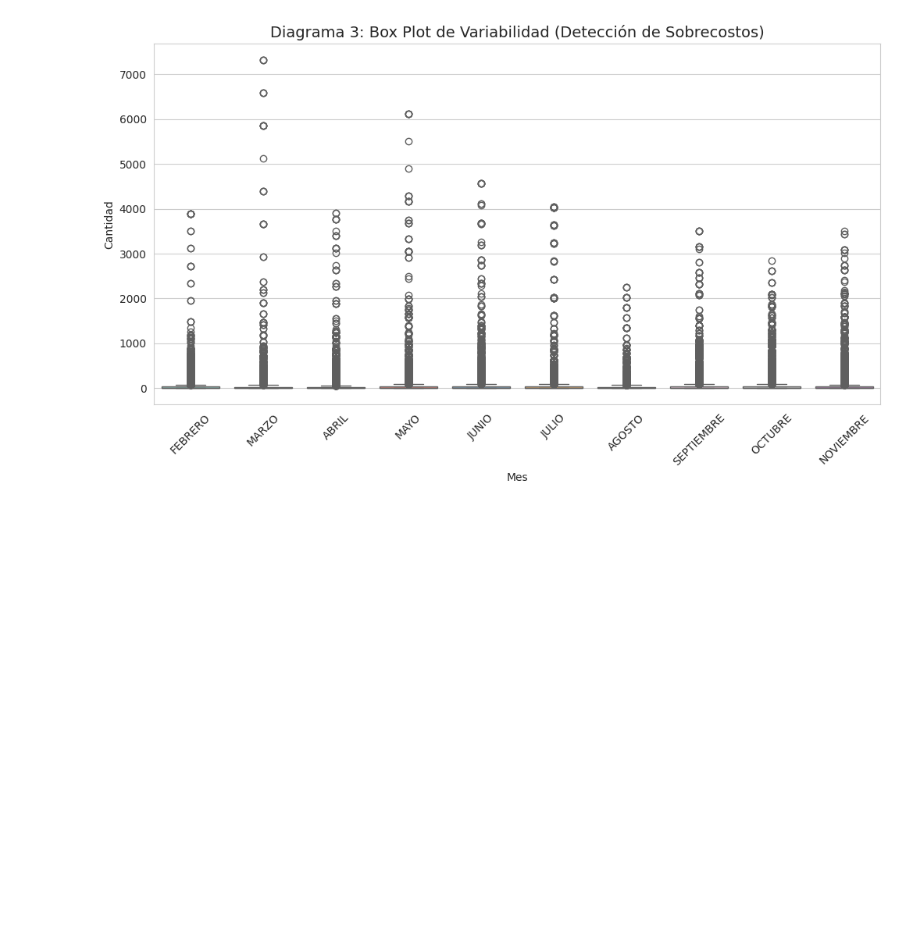
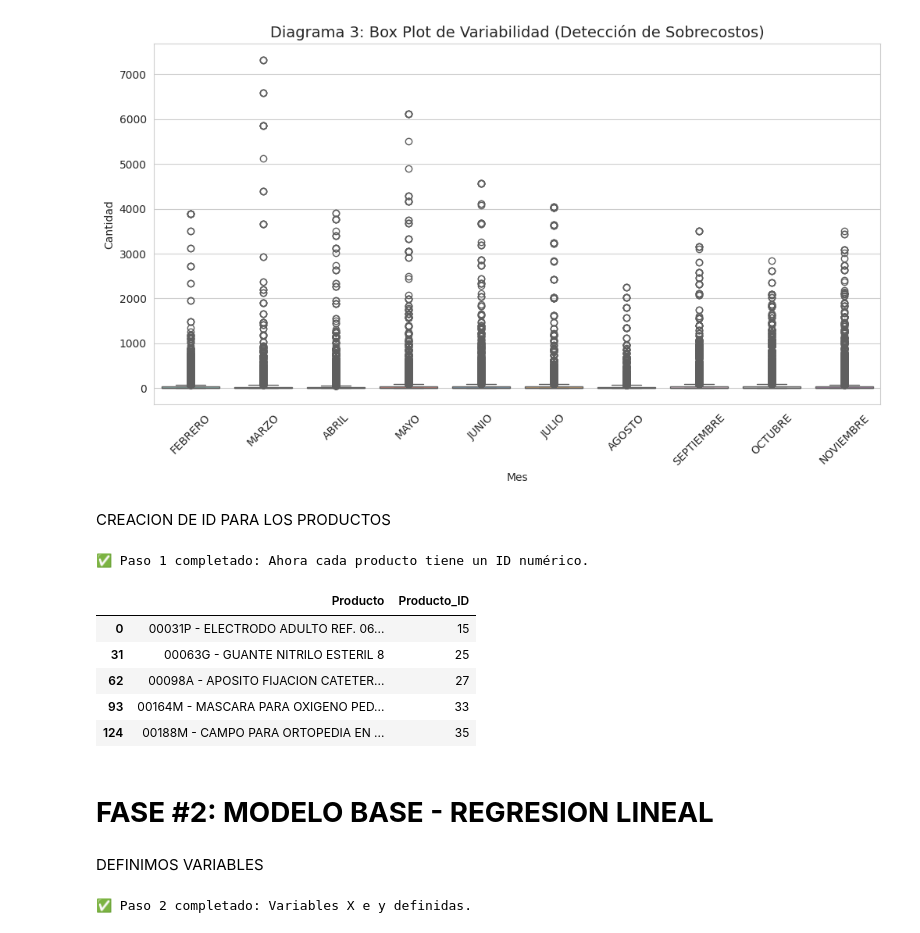
Before and after one commit to victoregomezf-maker/seminario, a Jupyter notebook: Predicción_de_demanda_insumos_medicos.ipynb, the cells around one changed output. Drawn from its saved outputs; the diff is of its cells as text; code cells hidden in the pictures; blank space fills up the shorter version.

```diff
--- a/Predicción_de_demanda_insumos_medicos.ipynb
+++ b/Predicción_de_demanda_insumos_medicos.ipynb
@@ -227,3 +250,39 @@ Passing `palette` without assigning `hue` is deprecated and will be removed in v
 
   sns.boxplot(data=df_final[df_final['Cantidad'] > 0], x='Mes', y='Cantidad', palette='Set3')
 [figure]
+# %% [markdown]
+CREACION DE ID PARA LOS PRODUCTOS
+# %%
+from sklearn.preprocessing import LabelEncoder
+
+# Creamos el codificador
+le = LabelEncoder()
+
+# Creamos la columna 'Producto_ID' basándonos en la columna 'Producto'
+df_final['Producto_ID'] = le.fit_transform(df_final['Producto'])
+
+print("✅ Paso 1 completado: Ahora cada producto tiene un ID numérico.")
+# Verificamos los primeros 5 productos y sus IDs
+df_final[['Producto', 'Producto_ID']].drop_duplicates().head(5)
+# %% [output]
+✅ Paso 1 completado: Ahora cada producto tiene un ID numérico.
+|  | Producto | Producto_ID |
+| 0 | 00031P - ELECTRODO ADULTO REF. 06... | 15 |
+| 31 | 00063G - GUANTE NITRILO ESTERIL 8 | 25 |
+| 62 | 00098A - APOSITO FIJACION CATETER... | 27 |
+| 93 | 00164M - MASCARA PARA OXIGENO PED... | 33 |
+| 124 | 00188M - CAMPO PARA ORTOPEDIA EN ... | 35 |
+# %% [markdown]
+# **FASE #2: MODELO BASE - REGRESION LINEAL**
+# %% [markdown]
+DEFINIMOS VARIABLES
+# %%
+# Variables de entrada (X): Mes, Día e ID del Producto
+X = df_final[['Month_Num', 'Dia', 'Producto_ID']]
+
+# Variable de salida (y): La Cantidad de demanda
+y = df_final['Cantidad']
+
+print("✅ Paso 2 completado: Variables X e y definidas.")
+# %% [output]
+✅ Paso 2 completado: Variables X e y definidas.
```
Also changed, not shown: parts of 17 cells of this notebook.
